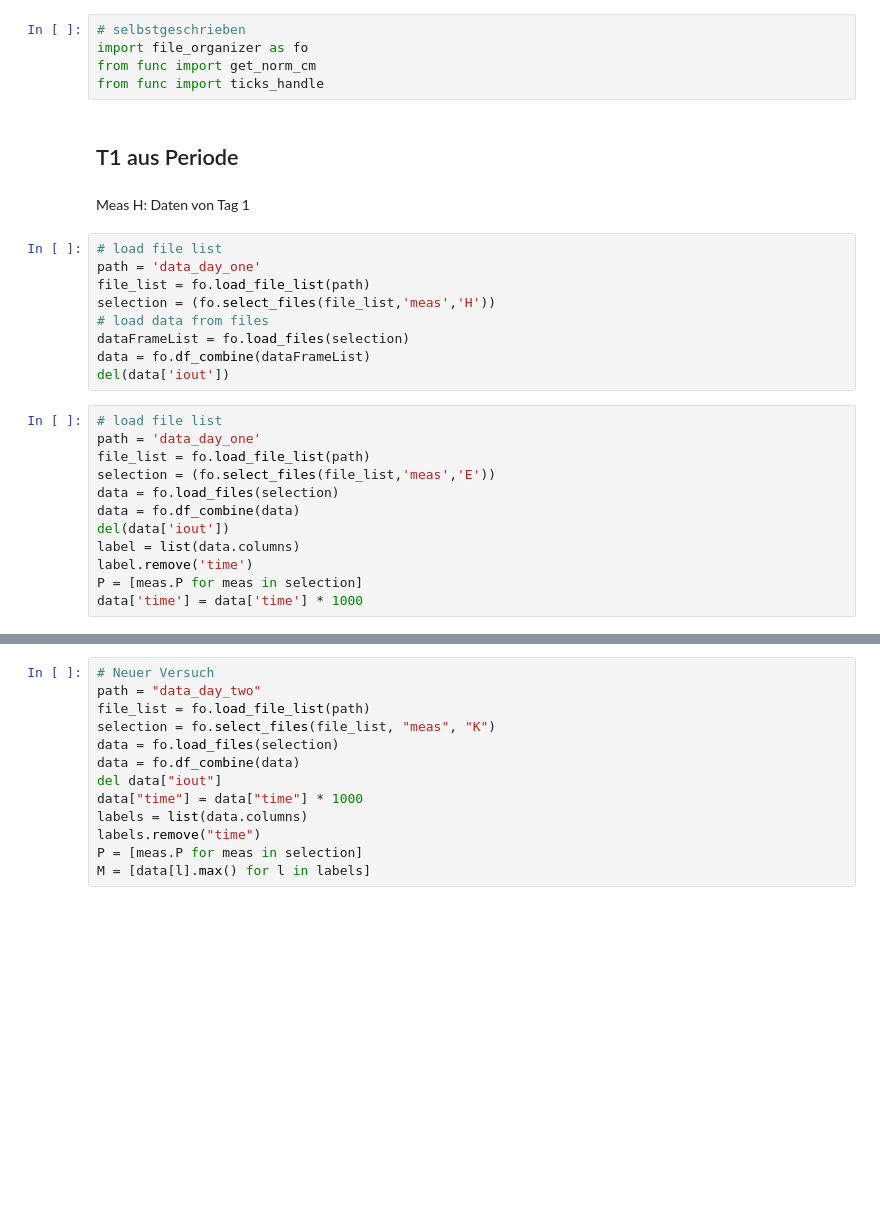
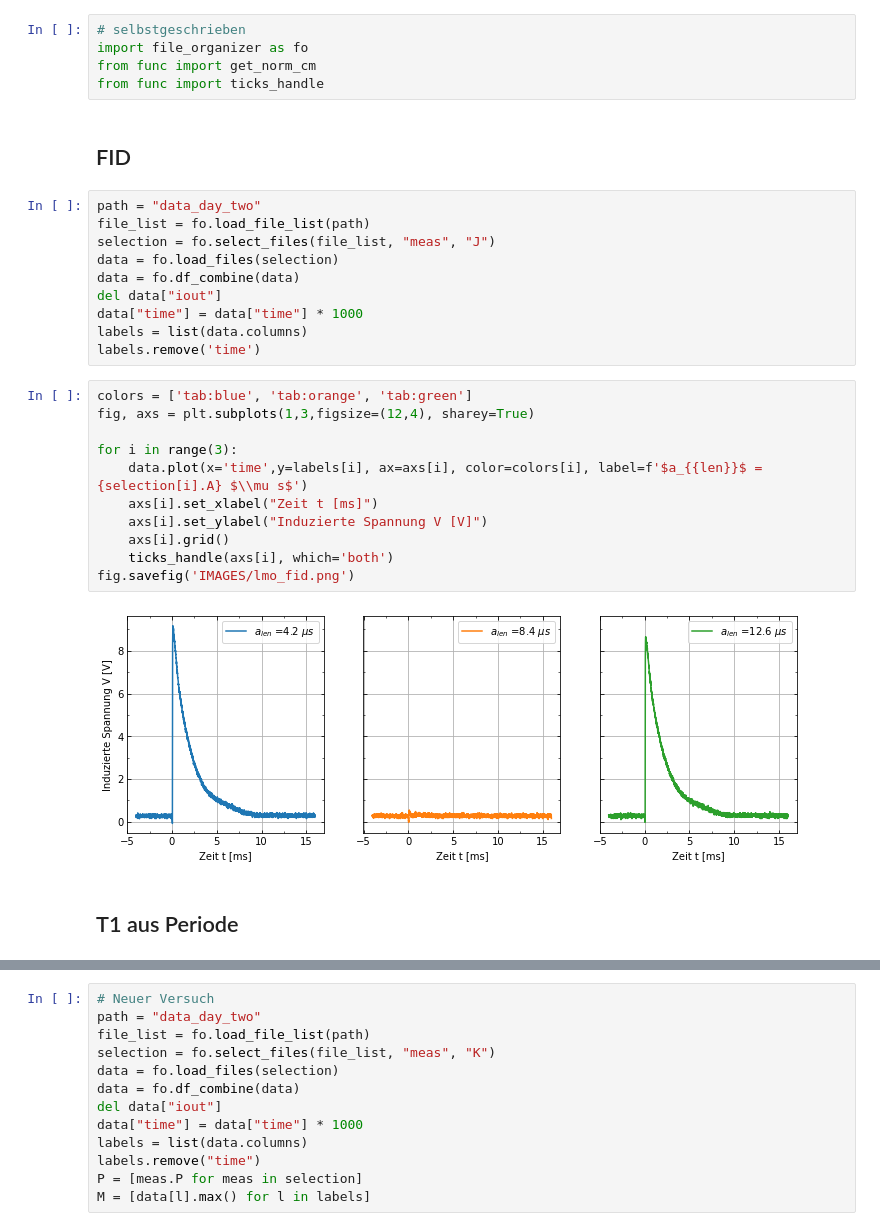
Before and after one commit to kolja-wagner/nmr_fkp, a Jupyter notebook: 01lmo t1.ipynb, the cells around one changed output, grey strips where cells are left out. Saved outputs shown, nothing was run; the diff lists cells and outputs as text; blank space fills up the shorter version.

```diff
--- a/01lmo t1.ipynb
+++ b/01lmo t1.ipynb
@@ -10,28 +10,30 @@ import matplotlib.pyplot as plt
 import file_organizer as fo
 from func import get_norm_cm
 from func import ticks_handle
+# %% [markdown]
+## FID
+# %%
+path = "data_day_two"
+file_list = fo.load_file_list(path)
+selection = fo.select_files(file_list, "meas", "J")
+data = fo.load_files(selection)
+data = fo.df_combine(data)
+del data["iout"]
+data["time"] = data["time"] * 1000
+labels = list(data.columns)
+labels.remove('time')
+# %%
+colors = ['tab:blue', 'tab:orange', 'tab:green']
+fig, axs = plt.subplots(1,3,figsize=(12,4), sharey=True)
+
+for i in range(3):
+    data.plot(x='time',y=labels[i], ax=axs[i], color=colors[i], label=f'$a_{{len}}$ ={selection[i].A} $\\mu s$')
+    axs[i].set_xlabel("Zeit t [ms]")
+    axs[i].set_ylabel("Induzierte Spannung V [V]")
+    axs[i].grid()
+    ticks_handle(axs[i], which='both')
+fig.savefig('IMAGES/lmo_fid.png')
+# %% [output]
+[figure, added]
 # %% [markdown]
 ## T1 aus Periode
-# %% [markdown]
-Meas H: Daten von Tag 1
-# %%
-# load file list
-path = 'data_day_one'
-file_list = fo.load_file_list(path)
-selection = (fo.select_files(file_list,'meas','H'))
-# load data from files
-dataFrameList = fo.load_files(selection)
-data = fo.df_combine(dataFrameList)
-del(data['iout'])
-# %%
-# load file list
-path = 'data_day_one'
-file_list = fo.load_file_list(path)
-selection = (fo.select_files(file_list,'meas','E'))
-data = fo.load_files(selection)
-data = fo.df_combine(data)
-del(data['iout'])
-label = list(data.columns)
-label.remove('time')
-P = [meas.P for meas in selection]
-data['time'] = data['time'] * 1000
```
Also changed, not shown: parts of 9 cells of this notebook, 3 other files.
